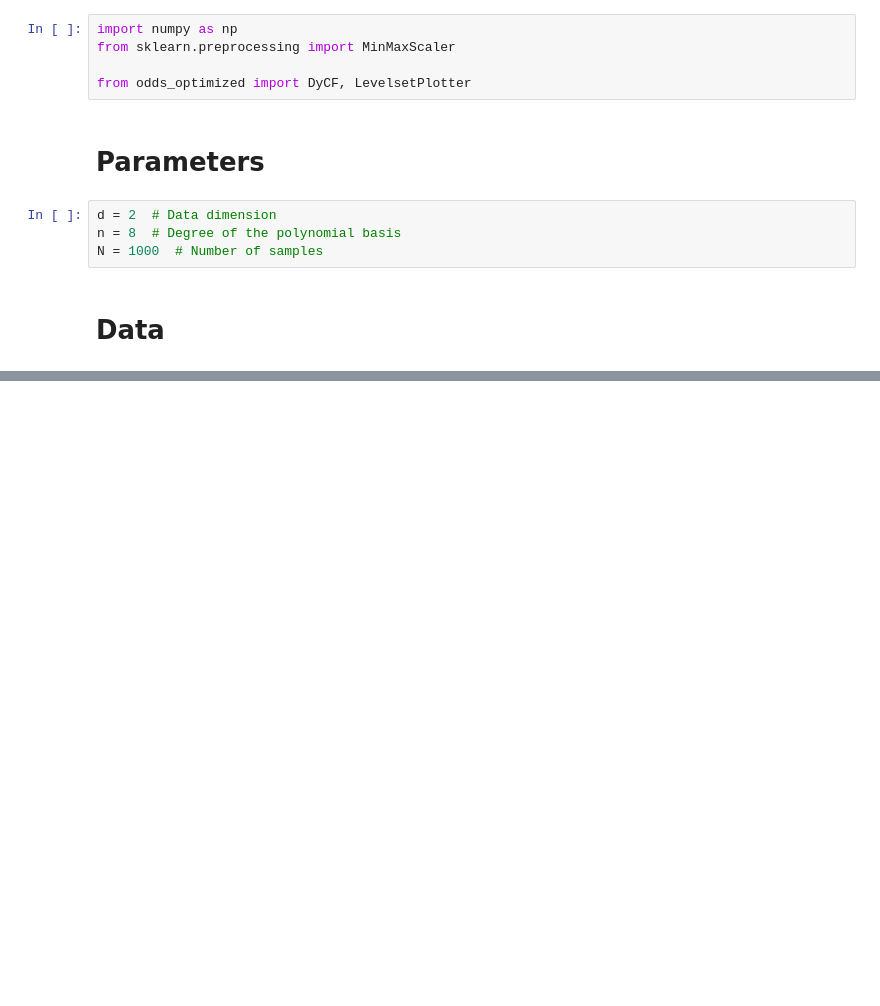
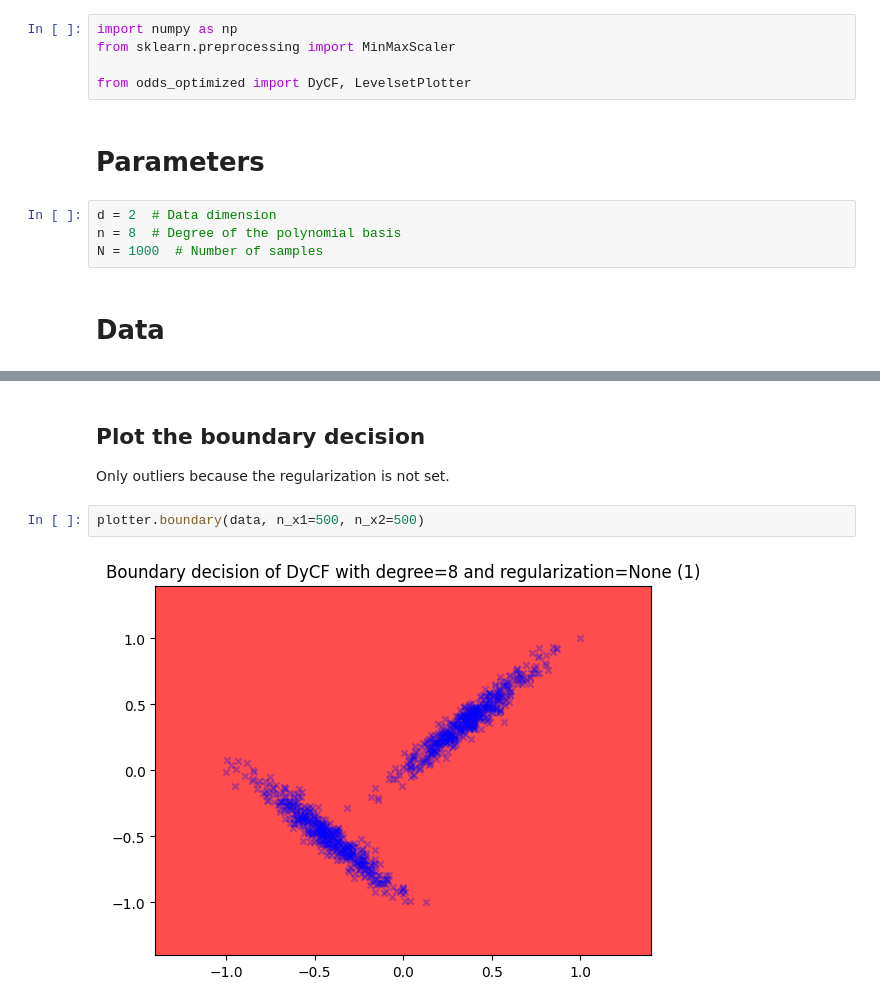
Before and after one commit to fgrivet/odds_optimized, a Jupyter notebook: examples/plot_levelset.ipynb, the cells around one changed output, grey strips where cells are left out. Saved outputs shown, nothing was run; the diff lists cells and outputs as text; blank space fills up the shorter version.

```diff
--- a/examples/plot_levelset.ipynb
+++ b/examples/plot_levelset.ipynb
@@ -30,0 +52,7 @@ data = scaler.fit_transform(data)
+# %% [markdown]
+## Plot the boundary decision
+Only outliers because the regularization is not set.
+# %%
+plotter.boundary(data, n_x1=500, n_x2=500)
+# %% [output]
+[figure, added]
```
Also changed, not shown: parts of 23 cells of this notebook, 1 other file.
